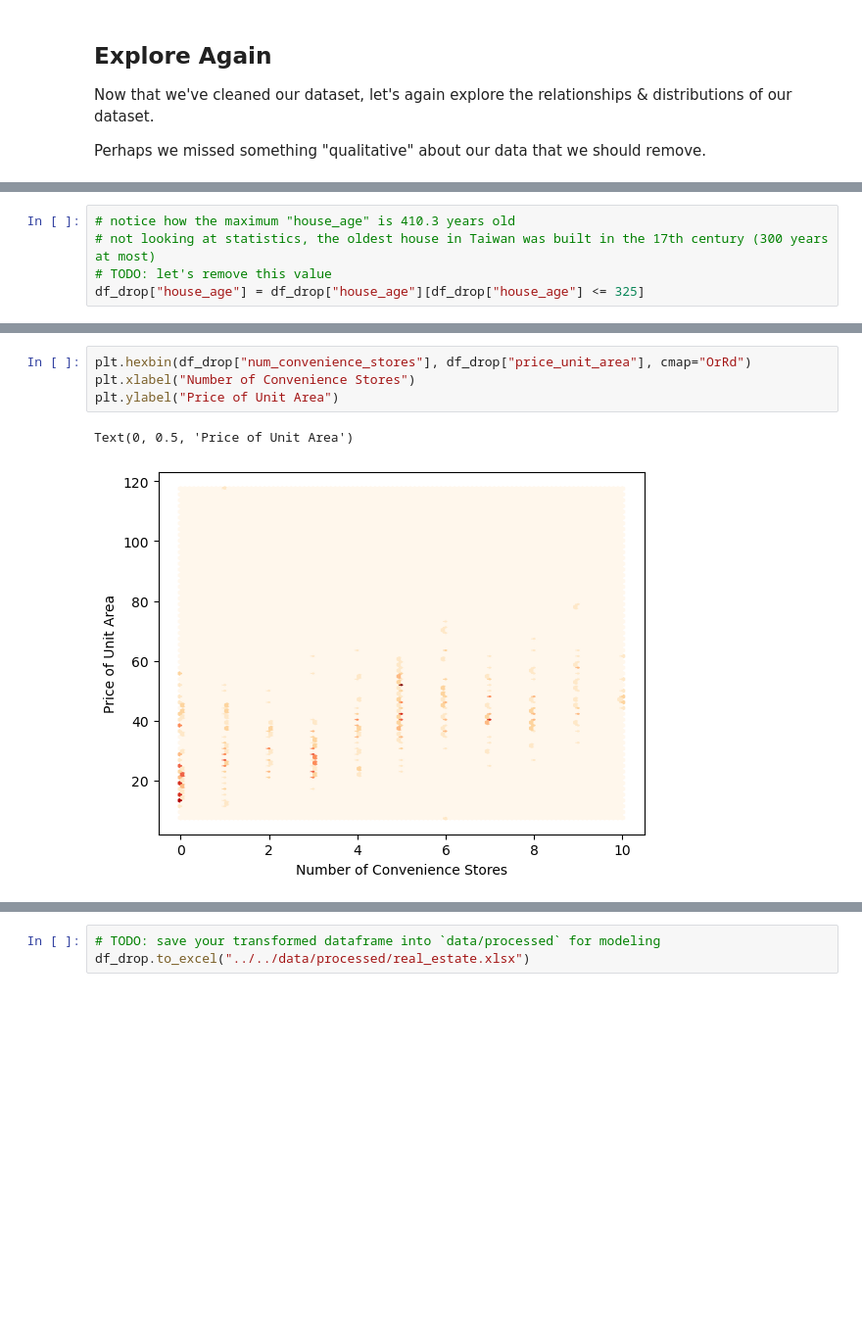
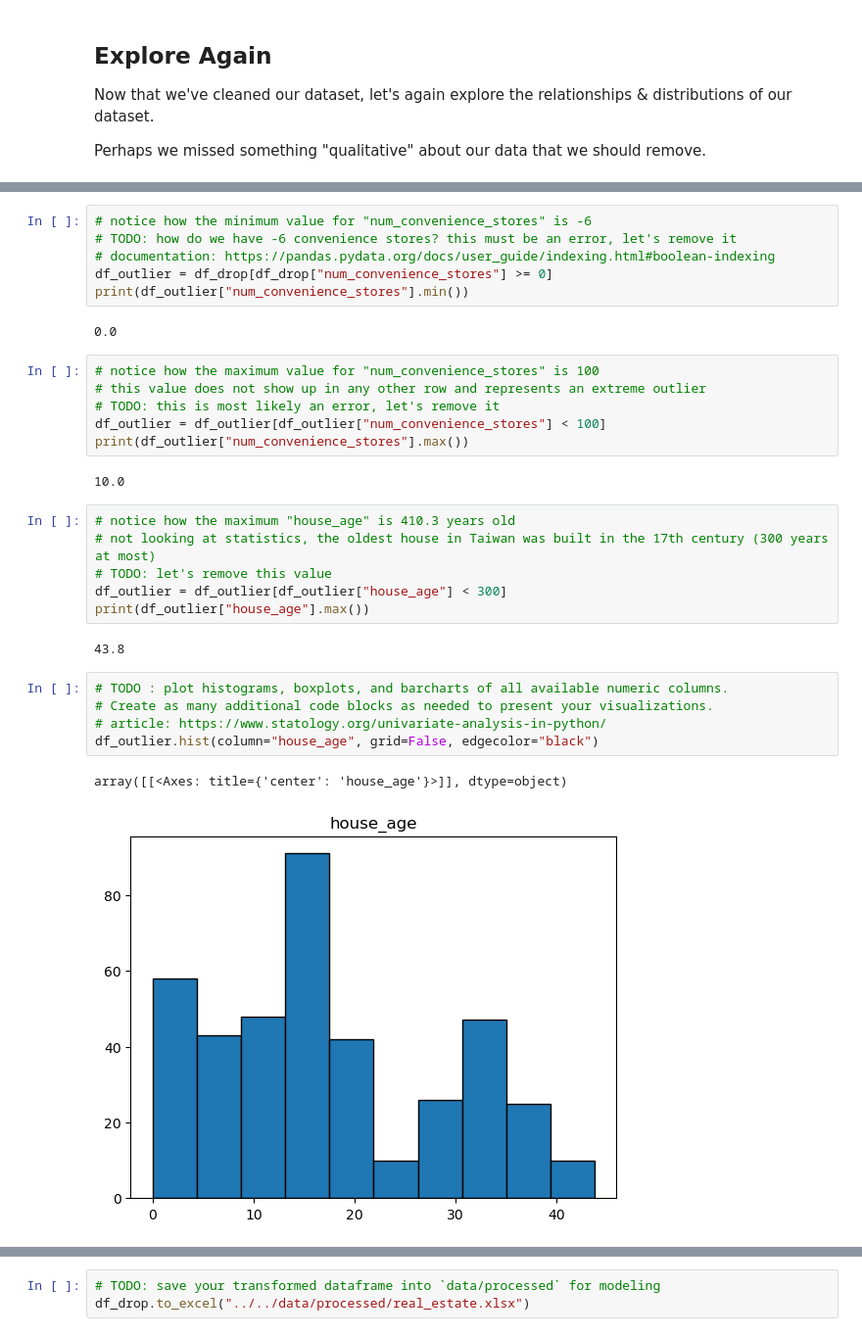
Before and after one commit to gayanes/rental-pricing-explore-challenging, a Jupyter notebook: code/data_prep/02clean.ipynb, the cells around one changed output, grey strips where cells are left out. Shown at 98% size. Saved outputs shown, nothing was run; the diff lists cells and outputs as text; blank space fills up the shorter version.

```diff
--- a/code/data_prep/02clean.ipynb
+++ b/code/data_prep/02clean.ipynb
@@ -110,5 +97,0 @@ df_drop["num_convenience_stores"] = df_drop["num_convenience_stores"][df_drop["n
-# %%
-# notice how the maximum "house_age" is 410.3 years old
-# not looking at statistics, the oldest house in Taiwan was built in the 17th century (300 years at most)
-# TODO: let's remove this value
-df_drop["house_age"] = df_drop["house_age"][df_drop["house_age"] <= 325]
@@ -244,7 +98,32 @@ Text(0, 0.5, 'Price of Unit Area')
-# %%
-plt.hexbin(df_drop["num_convenience_stores"], df_drop["price_unit_area"], cmap="OrRd")
-plt.xlabel("Number of Convenience Stores")
-plt.ylabel("Price of Unit Area")
-# %% [output]
-Text(0, 0.5, 'Price of Unit Area')
-[figure, removed]
+# %%
+# notice how the minimum value for "num_convenience_stores" is -6
+# TODO: how do we have -6 convenience stores? this must be an error, let's remove it
+# documentation: https://pandas.pydata.org/docs/user_guide/indexing.html#boolean-indexing
+df_outlier = df_drop[df_drop["num_convenience_stores"] >= 0]
+print(df_outlier["num_convenience_stores"].min())
+# %% [output]
+0.0
+# %%
+# notice how the maximum value for "num_convenience_stores" is 100
+# this value does not show up in any other row and represents an extreme outlier
+# TODO: this is most likely an error, let's remove it
+df_outlier = df_outlier[df_outlier["num_convenience_stores"] < 100]
+print(df_outlier["num_convenience_stores"].max())
+# %% [output]
+10.0
+# %%
+# notice how the maximum "house_age" is 410.3 years old
+# not looking at statistics, the oldest house in Taiwan was built in the 17th century (300 years at most)
+# TODO: let's remove this value
+df_outlier = df_outlier[df_outlier["house_age"] < 300]
+print(df_outlier["house_age"].max())
+# %% [output]
+43.8
+# %%
+# TODO : plot histograms, boxplots, and barcharts of all available numeric columns.
+# Create as many additional code blocks as needed to present your visualizations.
+# article: https://www.statology.org/univariate-analysis-in-python/
+df_outlier.hist(column="house_age", grid=False, edgecolor="black")
+# %% [output]
+array([[<Axes: title={'center': 'house_age'}>]], dtype=object)
+[figure, added]
```
Also changed, not shown: parts of 42 cells of this notebook, 1 other file.
